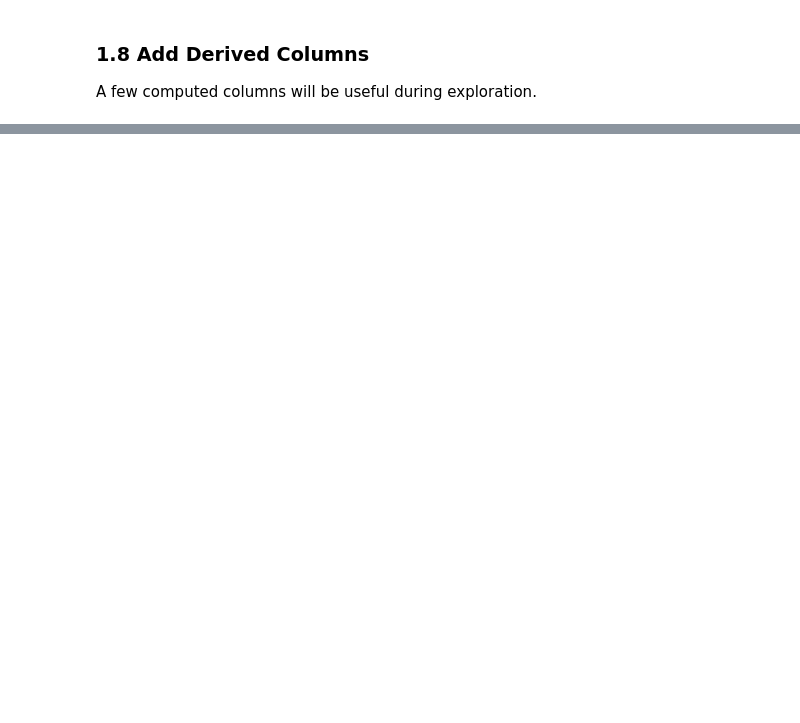
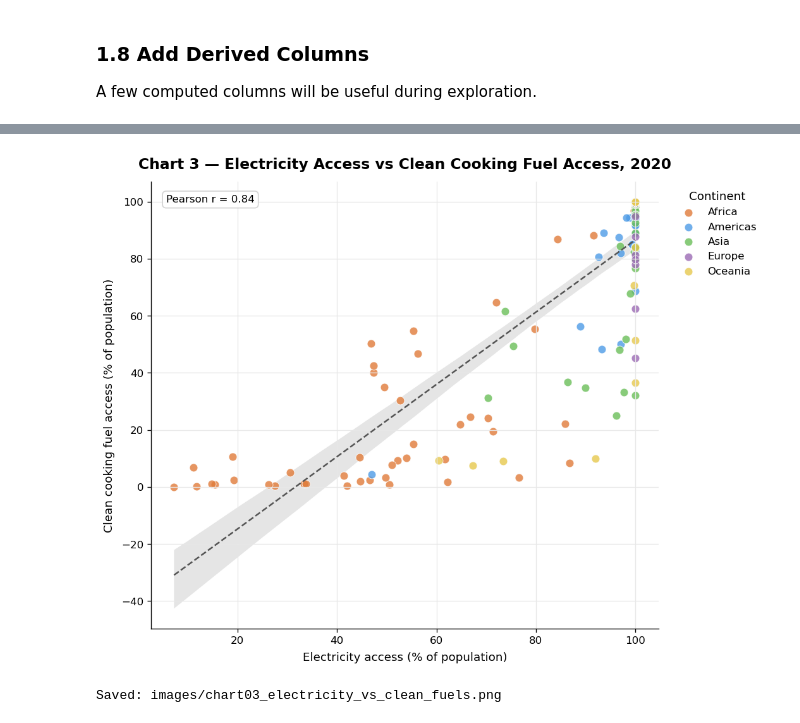
Before and after one commit to changliu6296-star/Data-Visualisation-Group-Assignment, a Jupyter notebook: DV.ipynb, the cells around one changed output, grey strips where cells are left out. Saved outputs shown, nothing was run; the diff lists cells and outputs as text; code cells hidden in the pictures; blank space fills up the shorter version.

```diff
--- a/DV.ipynb
+++ b/DV.ipynb
@@ -445,0 +671,35 @@ Shape: 3,649 rows x 24 columns
+# %%
+df_c3 = df[df['year'] == 2020].dropna(subset=['electricity_access_pct', 'clean_fuels_pct'])
+
+fig, ax = plt.subplots(figsize=(9, 7))
+
+# Overall regression line (all countries combined)
+sns.regplot(data=df_c3, x='electricity_access_pct', y='clean_fuels_pct',
+            scatter=False, ax=ax,
+            line_kws={'color': '#555555', 'lw': 1.5, 'linestyle': '--'})
+
+# Scatter coloured by continent
+for cont in CONT_ORDER:
+    grp = df_c3[df_c3['continent'] == cont]
+    ax.scatter(grp['electricity_access_pct'], grp['clean_fuels_pct'],
+               color=CONT_PALETTE[cont], alpha=0.80, s=60,
+               label=cont, edgecolors='white', linewidths=0.6)
+
+# Pearson r (numpy)
+r = np.corrcoef(df_c3['electricity_access_pct'], df_c3['clean_fuels_pct'])[0, 1]
+ax.text(0.03, 0.97, f'Pearson r = {r:.2f}',
+        transform=ax.transAxes, fontsize=10, va='top',
+        bbox=dict(boxstyle='round,pad=0.35', fc='white', ec='#CCCCCC', alpha=0.85))
+
+ax.set_xlabel('Electricity access (% of population)')
+ax.set_ylabel('Clean cooking fuel access (% of population)')
+ax.set_title('Chart 3 — Electricity Access vs Clean Cooking Fuel Access, 2020')
+ax.legend(title='Continent', bbox_to_anchor=(1.02, 1), loc='upper left')
+ax.spines[['top', 'right']].set_visible(False)
+plt.tight_layout()
+plt.savefig('images/chart03_electricity_vs_clean_fuels.png')
+plt.show()
+print('Saved: images/chart03_electricity_vs_clean_fuels.png')
+# %% [output]
+[figure, added]
+Saved: images/chart03_electricity_vs_clean_fuels.png
```
Also changed, not shown: parts of 59 cells of this notebook, 24 other files.
